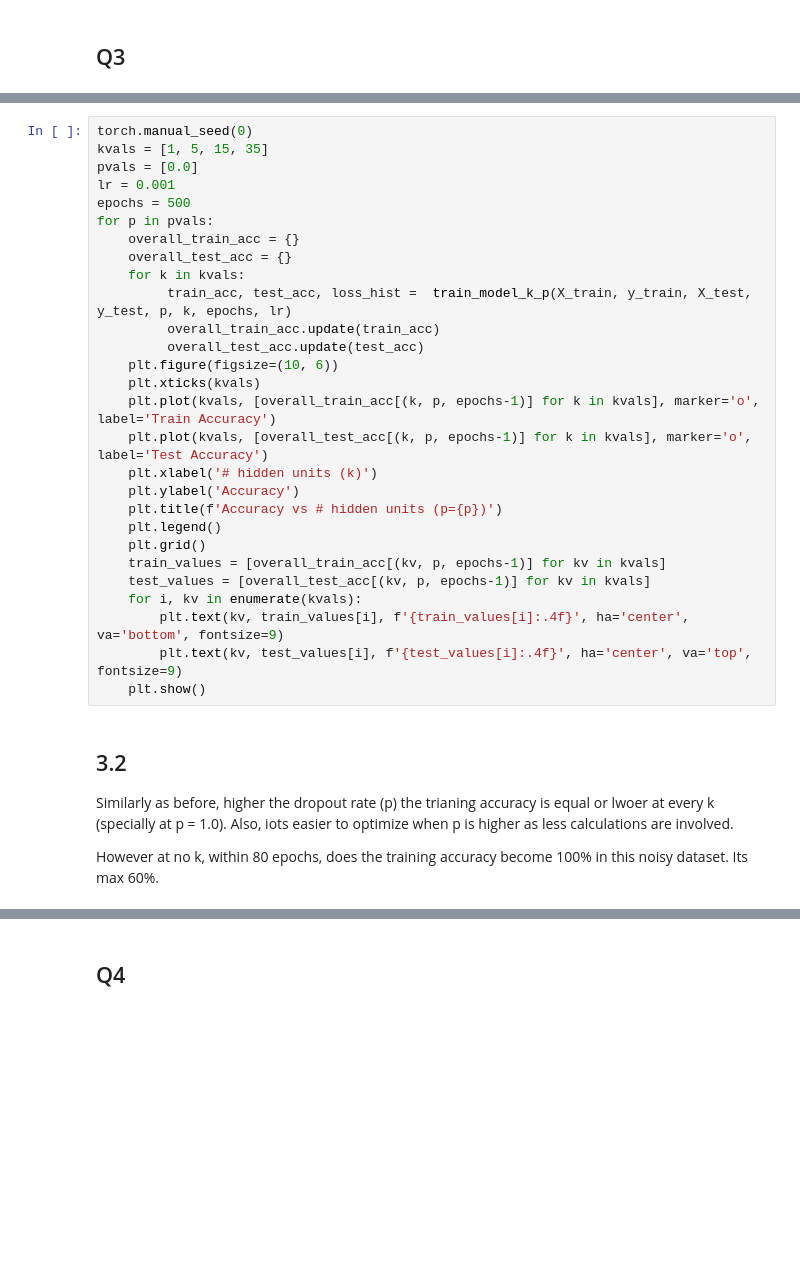
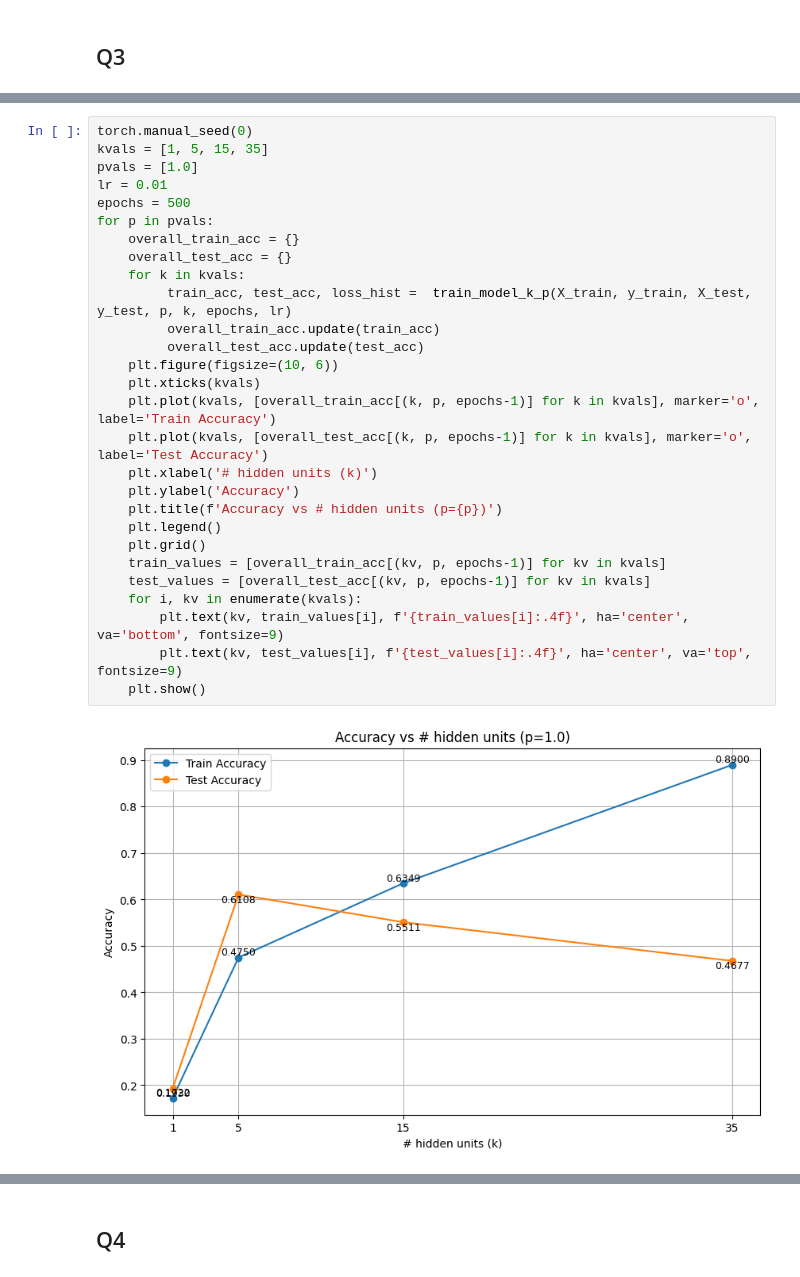
Before and after one commit to Vedant2100/w26, a Jupyter notebook: hw3.ipynb, the cells around one changed output, grey strips where cells are left out. Drawn from its saved outputs; the diff is of its cells as text; blank space fills up the shorter version.

```diff
--- a/hw3.ipynb
+++ b/hw3.ipynb
@@ -347,33 +458,30 @@ for p in pvals:
 # %%
 torch.manual_seed(0)
 kvals = [1, 5, 15, 35]
-pvals = [0.0]
-lr = 0.001
+pvals = [1.0]
+lr = 0.01
 epochs = 500
 for p in pvals:
     overall_train_acc = {}
     overall_test_acc = {}
     for k in kvals:
          train_acc, test_acc, loss_hist =  train_model_k_p(X_train, y_train, X_test, y_test, p, k, epochs, lr)
          overall_train_acc.update(train_acc)
          overall_test_acc.update(test_acc)
     plt.figure(figsize=(10, 6))
     plt.xticks(kvals)
     plt.plot(kvals, [overall_train_acc[(k, p, epochs-1)] for k in kvals], marker='o', label='Train Accuracy')
     plt.plot(kvals, [overall_test_acc[(k, p, epochs-1)] for k in kvals], marker='o', label='Test Accuracy')
     plt.xlabel('# hidden units (k)')
     plt.ylabel('Accuracy')
     plt.title(f'Accuracy vs # hidden units (p={p})')
     plt.legend()
     plt.grid()
     train_values = [overall_train_acc[(kv, p, epochs-1)] for kv in kvals]
     test_values = [overall_test_acc[(kv, p, epochs-1)] for kv in kvals]
     for i, kv in enumerate(kvals):
         plt.text(kv, train_values[i], f'{train_values[i]:.4f}', ha='center', va='bottom', fontsize=9)
         plt.text(kv, test_values[i], f'{test_values[i]:.4f}', ha='center', va='top', fontsize=9)
     plt.show()
+# %% [output]
+[figure, added]
-# %% [markdown]
-## 3.2
-Similarly as before, higher the dropout rate (p) the trianing accuracy is equal or lwoer at every k (specially at p = 1.0). Also, iots easier to optimize when p is higher as less calculations are involved.
-
-However at no k, within 80 epochs, does the training accuracy become 100% in this noisy dataset. Its max 60%.
```
Also changed, not shown: parts of 25 cells of this notebook.
